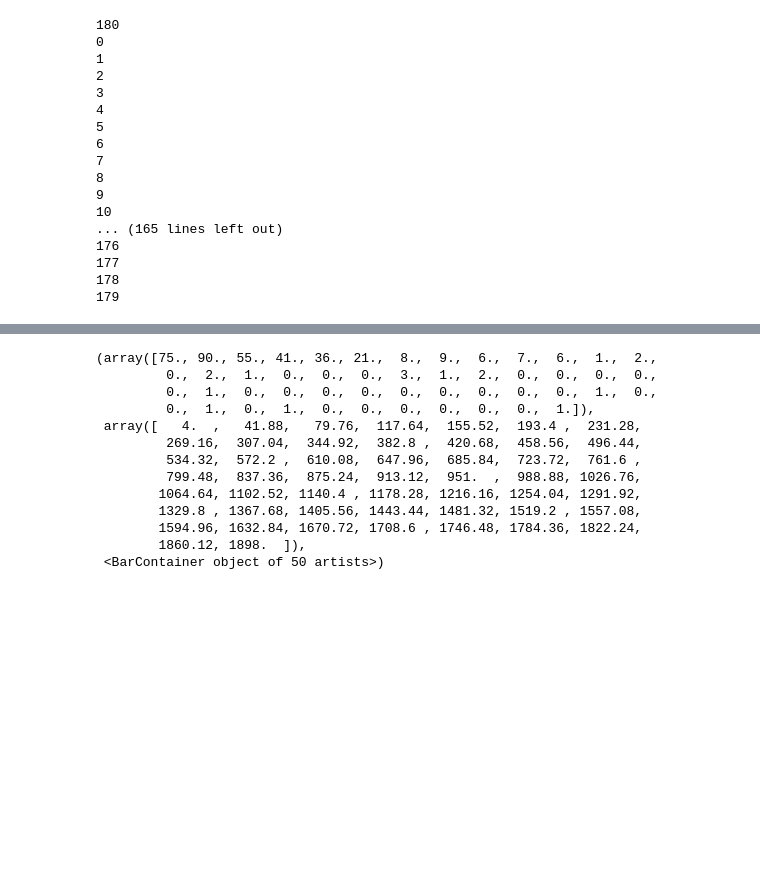
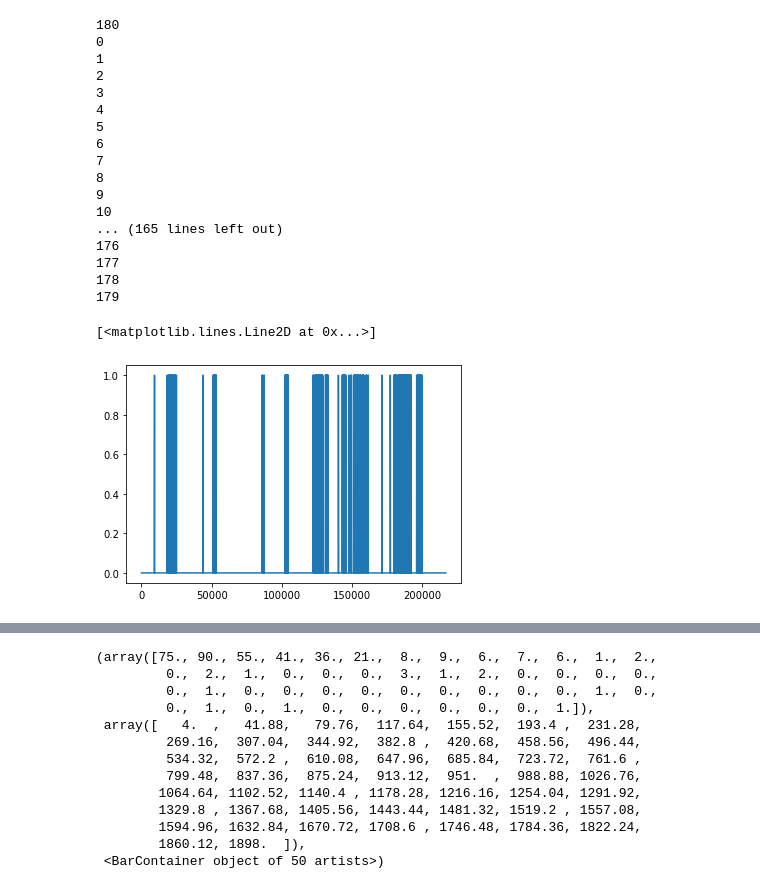
Before and after one commit to anishkanabar/lang-of-pol, a Jupyter notebook: vad/VAD_Analysis.ipynb, the cells around one changed output, grey strips where cells are left out. Cells and saved outputs as stored; diff of their text form; code cells hidden in the pictures; blank space fills up the shorter version.

```diff
--- a/vad/VAD_Analysis.ipynb
+++ b/vad/VAD_Analysis.ipynb
@@ -205,4 +298,9 @@ post_processor = postprocessing(model, test_input_list, test_labels_list)
 177
 178
 179
+# %%
+plt.plot(np.concatenate(post_processor.transcriptions,axis=0))
+# %% [output]
+[<matplotlib.lines.Line2D at 0x...>]
+[figure, added]
 # %%
```
Also changed, not shown: parts of 17 cells of this notebook, 10 other files.
